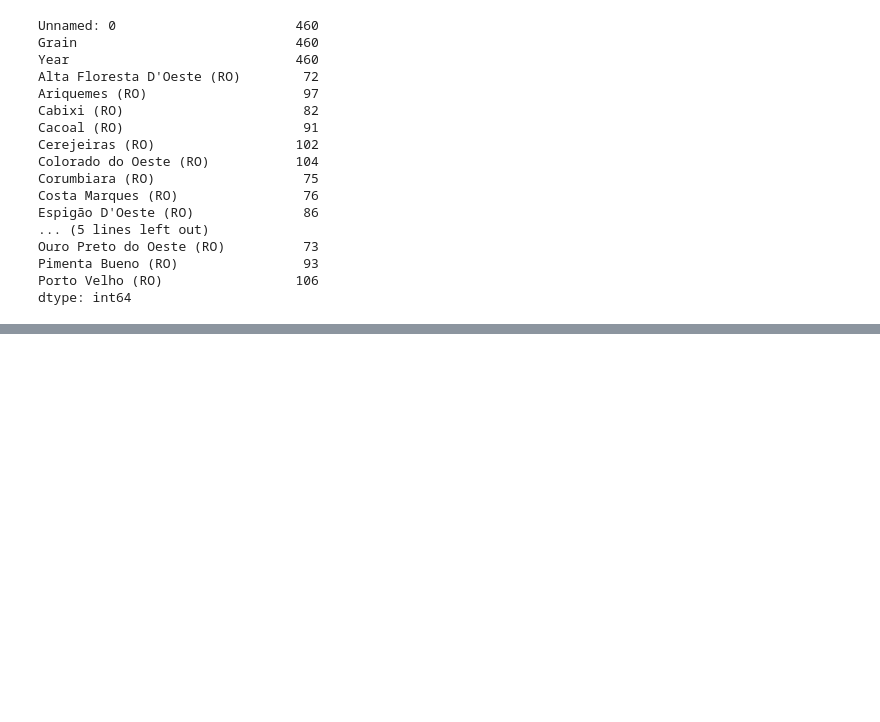
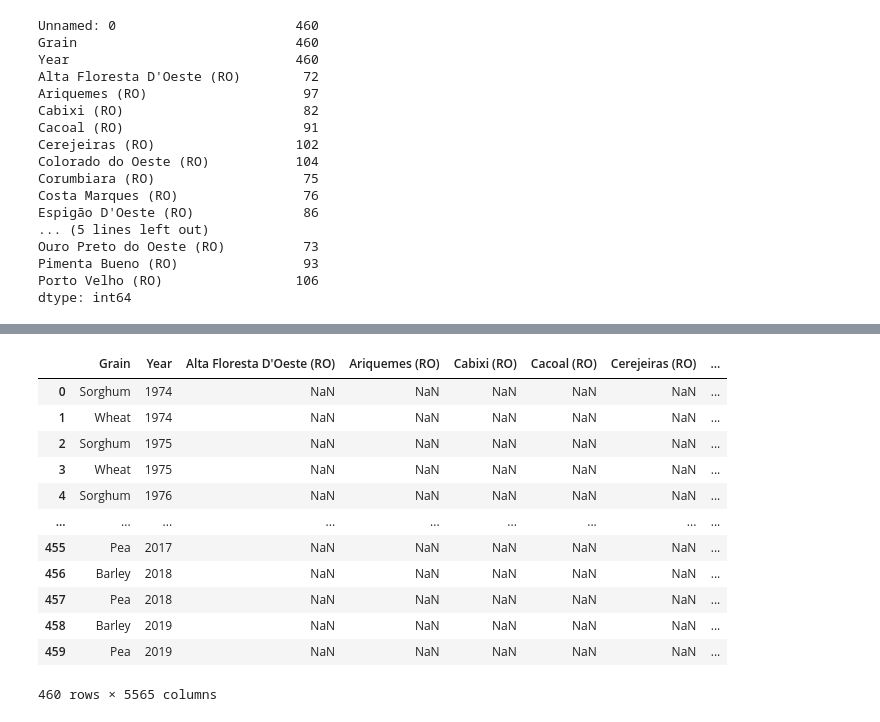
Before and after one commit to EduardoStaudt/LAMIA-Bootcamp-ML, a Jupyter notebook: CARD 4/Pratica/agro-eh-pop_pratica.ipynb, the cells around one changed output, grey strips where cells are left out. Cells and saved outputs as stored; diff of their text form; code cells hidden in the pictures; blank space fills up the shorter version.

```diff
--- a/CARD 4/Pratica/agro-eh-pop_pratica.ipynb
+++ b/CARD 4/Pratica/agro-eh-pop_pratica.ipynb
@@ -43,0 +106,2 @@ dtype: int64
+# %%
+agro.set_index(['Grain','Year']) # fiz um indice multinivel
@@ -43,0 +123,20 @@ dtype: int64
+# %%
+agro.reset_index(inplace=True) # fiz um indice multinivel
+# %%
+agro.drop(["index"], axis=1, inplace=True) # apliquei dnv porque voltou quando usei o reset
+# %%
+agro
+# %% [output]
+|  | Grain | Year | Alta Floresta D'Oeste (RO) | Ariquemes (RO) | Cabixi (RO) | Cacoal (RO) | Cerejeiras (RO) | ... |
+| 0 | Sorghum | 1974 | NaN | NaN | NaN | NaN | NaN | ... |
+| 1 | Wheat | 1974 | NaN | NaN | NaN | NaN | NaN | ... |
+| 2 | Sorghum | 1975 | NaN | NaN | NaN | NaN | NaN | ... |
+| 3 | Wheat | 1975 | NaN | NaN | NaN | NaN | NaN | ... |
+| 4 | Sorghum | 1976 | NaN | NaN | NaN | NaN | NaN | ... |
+| ... | ... | ... | ... | ... | ... | ... | ... | ... |
+| 455 | Pea | 2017 | NaN | NaN | NaN | NaN | NaN | ... |
+| 456 | Barley | 2018 | NaN | NaN | NaN | NaN | NaN | ... |
+| 457 | Pea | 2018 | NaN | NaN | NaN | NaN | NaN | ... |
+| 458 | Barley | 2019 | NaN | NaN | NaN | NaN | NaN | ... |
+| 459 | Pea | 2019 | NaN | NaN | NaN | NaN | NaN | ... |
+460 rows × 5565 columns
```
Also changed, not shown: parts of 22 cells of this notebook, 1 other file.
